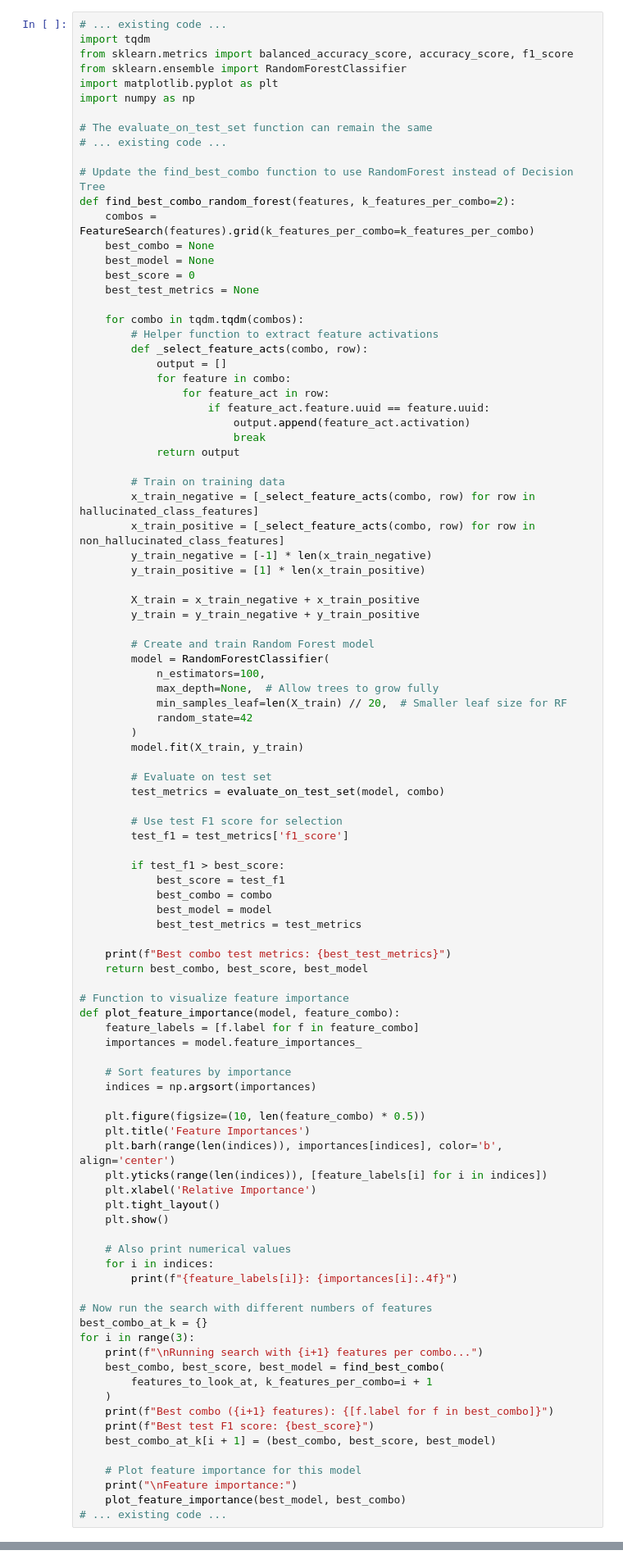
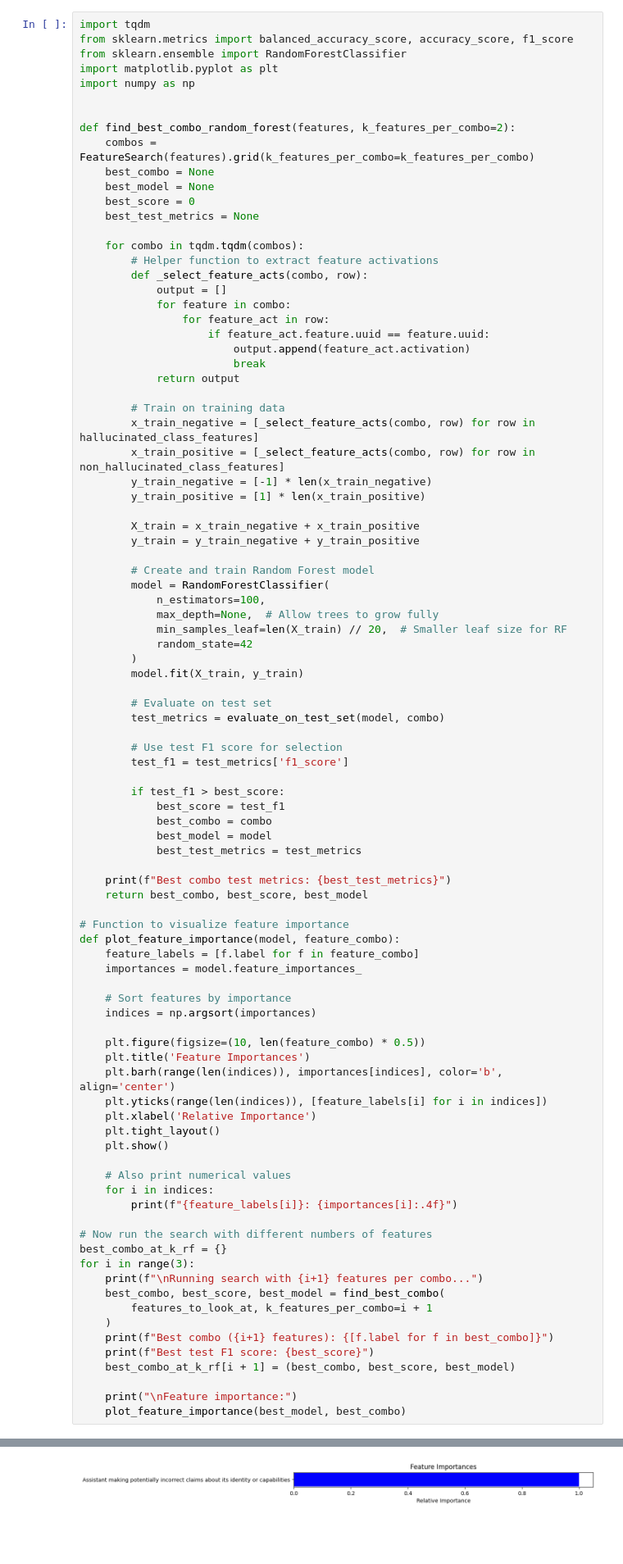
Before and after one commit to naisofly/MedTrust, a Jupyter notebook: meddata.ipynb, the cells around one changed output, grey strips where cells are left out. Shown: that part at 82% size. Drawn from its saved outputs; the diff is of its cells as text; blank space fills up the shorter version.

```diff
--- a/meddata.ipynb
+++ b/meddata.ipynb
@@ -360,15 +467,11 @@ for i in range(3):
 # %%
-# ... existing code ...
 import tqdm
 from sklearn.metrics import balanced_accuracy_score, accuracy_score, f1_score
 from sklearn.ensemble import RandomForestClassifier
 import matplotlib.pyplot as plt
 import numpy as np
 
-# The evaluate_on_test_set function can remain the same
-# ... existing code ...
 
-# Update the find_best_combo function to use RandomForest instead of Decision Tree
 def find_best_combo_random_forest(features, k_features_per_combo=2):
     combos = FeatureSearch(features).grid(k_features_per_combo=k_features_per_combo)
     best_combo = None
@@ -441,7 +544,7 @@ def plot_feature_importance(model, feature_combo):
         print(f"{feature_labels[i]}: {importances[i]:.4f}")
 
 # Now run the search with different numbers of features
-best_combo_at_k = {}
+best_combo_at_k_rf = {}
 for i in range(3):
     print(f"\nRunning search with {i+1} features per combo...")
     best_combo, best_score, best_model = find_best_combo(
@@ -449,9 +552,8 @@ for i in range(3):
     )
     print(f"Best combo ({i+1} features): {[f.label for f in best_combo]}")
     print(f"Best test F1 score: {best_score}")
-    best_combo_at_k[i + 1] = (best_combo, best_score, best_model)
+    best_combo_at_k_rf[i + 1] = (best_combo, best_score, best_model)
 
-    # Plot feature importance for this model
     print("\nFeature importance:")
     plot_feature_importance(best_model, best_combo)
-# ... existing code ...
+# %% [output]
@@ -457,0 +566 @@ for i in range(3):
+[figure, added]
```
Also changed, not shown: parts of 11 cells of this notebook, 1 other file.
